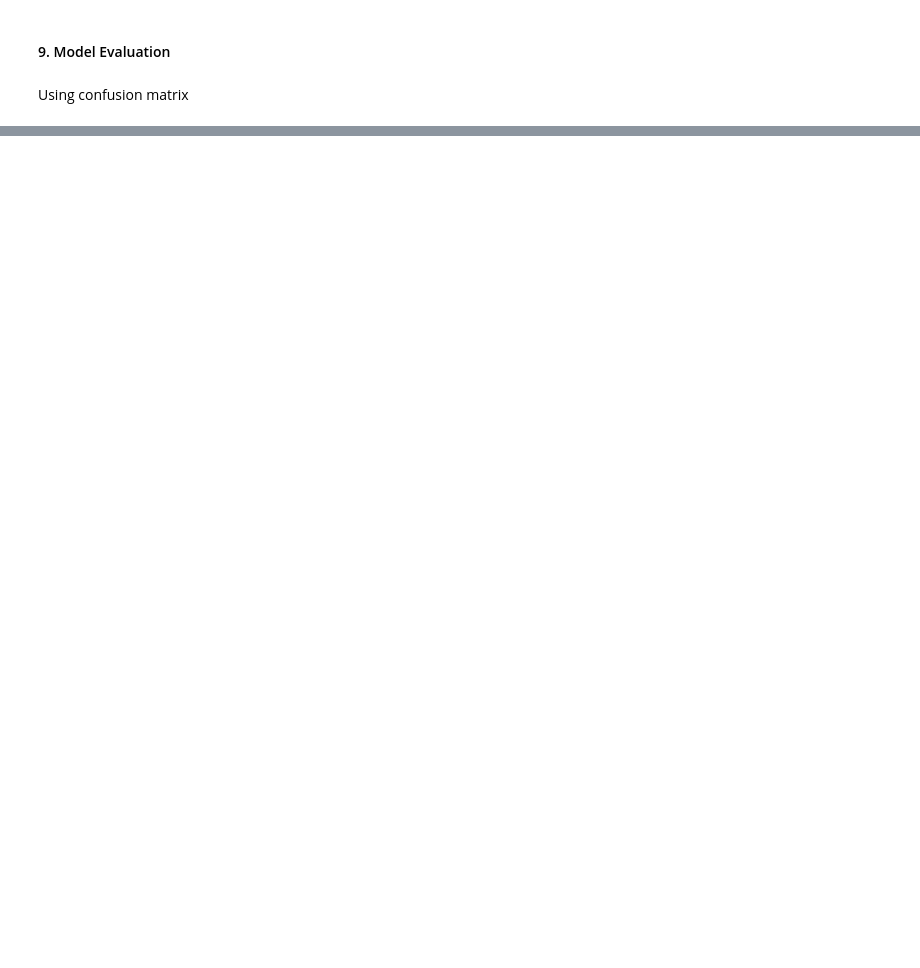
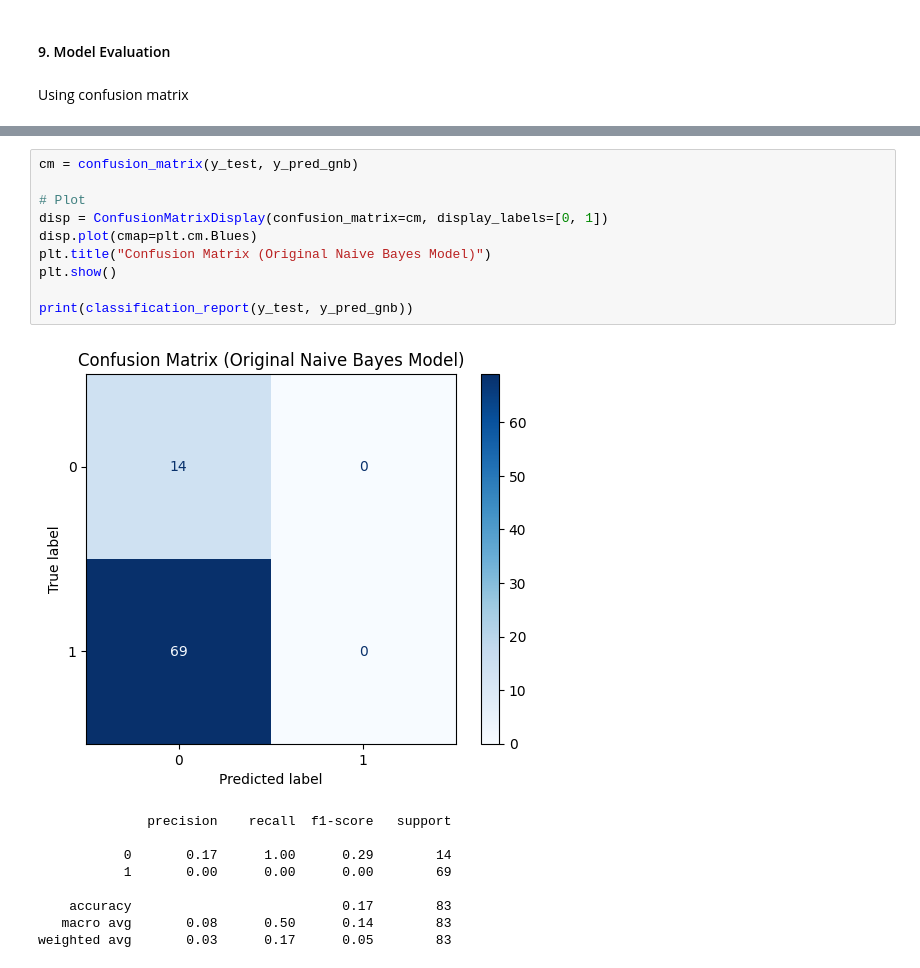
Before and after one commit to rzkybagaskara/sentiment-analysis-vat-12percent-indonesia, a Jupyter notebook: notebook_binary.ipynb, the cells around one changed output, grey strips where cells are left out. Drawn from its saved outputs; the diff is of its cells as text; blank space fills up the shorter version.

```diff
--- a/notebook_binary.ipynb
+++ b/notebook_binary.ipynb
@@ -656,0 +855,20 @@ Using confusion matrix
+# %%
+cm = confusion_matrix(y_test, y_pred_gnb)
+
+# Plot
+disp = ConfusionMatrixDisplay(confusion_matrix=cm, display_labels=[0, 1])
+disp.plot(cmap=plt.cm.Blues)
+plt.title("Confusion Matrix (Original Naive Bayes Model)")
+plt.show()
+
+print(classification_report(y_test, y_pred_gnb))
+# %% [output]
+[figure, added]
+              precision    recall  f1-score   support
+
+           0       0.17      1.00      0.29        14
+           1       0.00      0.00      0.00        69
+
+    accuracy                           0.17        83
+   macro avg       0.08      0.50      0.14        83
+weighted avg       0.03      0.17      0.05        83
```
Also changed, not shown: parts of 55 cells of this notebook.
